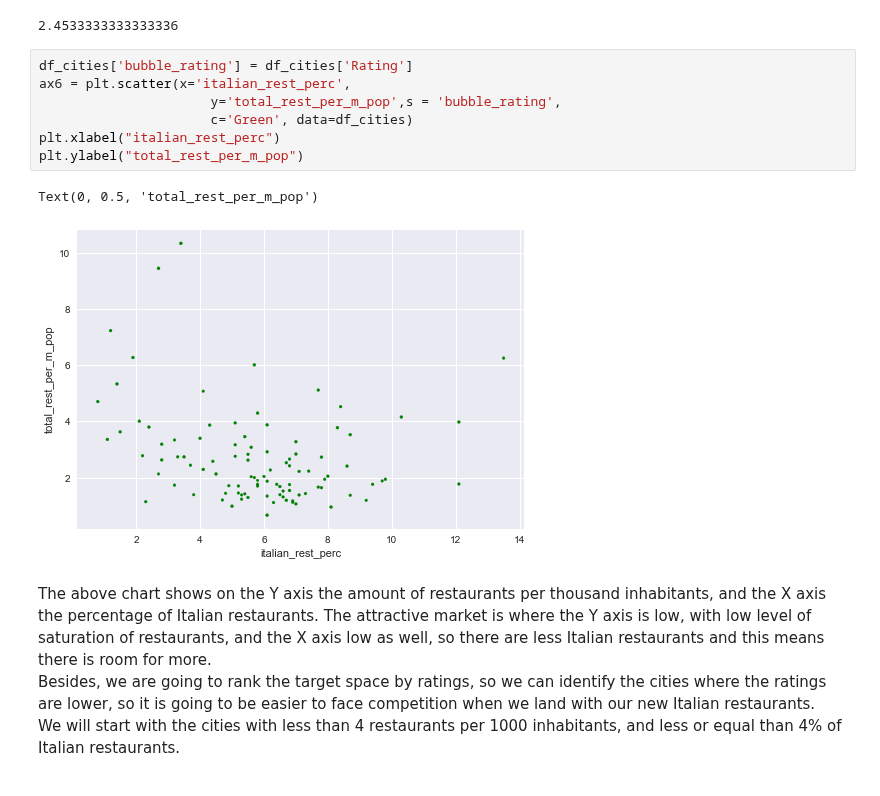
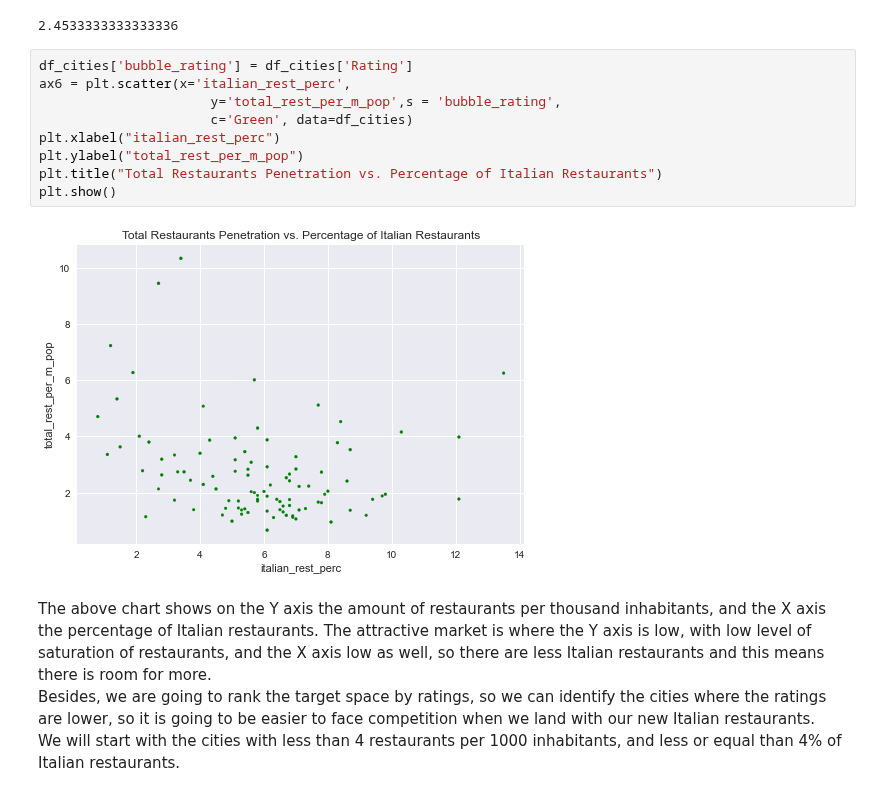
Before and after one commit to idejuan/data_science, a Jupyter notebook: Final_Project_DSPC_w02.ipynb, the cells around one changed output. Cells and saved outputs as stored; diff of their text form.

Commit message:
added explanations and reordered text

```diff
--- a/Final_Project_DSPC_w02.ipynb
+++ b/Final_Project_DSPC_w02.ipynb
@@ -856,13 +860,14 @@ df_cities['Rating'][0]**1/3
 # %%
 df_cities['bubble_rating'] = df_cities['Rating']
 ax6 = plt.scatter(x='italian_rest_perc',
                       y='total_rest_per_m_pop',s = 'bubble_rating',
                       c='Green', data=df_cities)
 plt.xlabel("italian_rest_perc")
 plt.ylabel("total_rest_per_m_pop")
+plt.title("Total Restaurants Penetration vs. Percentage of Italian Restaurants")
+plt.show()
 # %% [output]
-Text(0, 0.5, 'total_rest_per_m_pop')
-[figure, old version]
+[figure, new version]
 # %% [markdown]
 The above chart shows on the Y axis the amount of restaurants per thousand inhabitants, and the X axis the percentage of Italian restaurants.
 The attractive market is where the Y axis is low, with low level of saturation of restaurants, and the X axis low as well, so there are less Italian restaurants and this means there is room for more.
```
Also changed, not shown: parts of 11 cells of this notebook.
